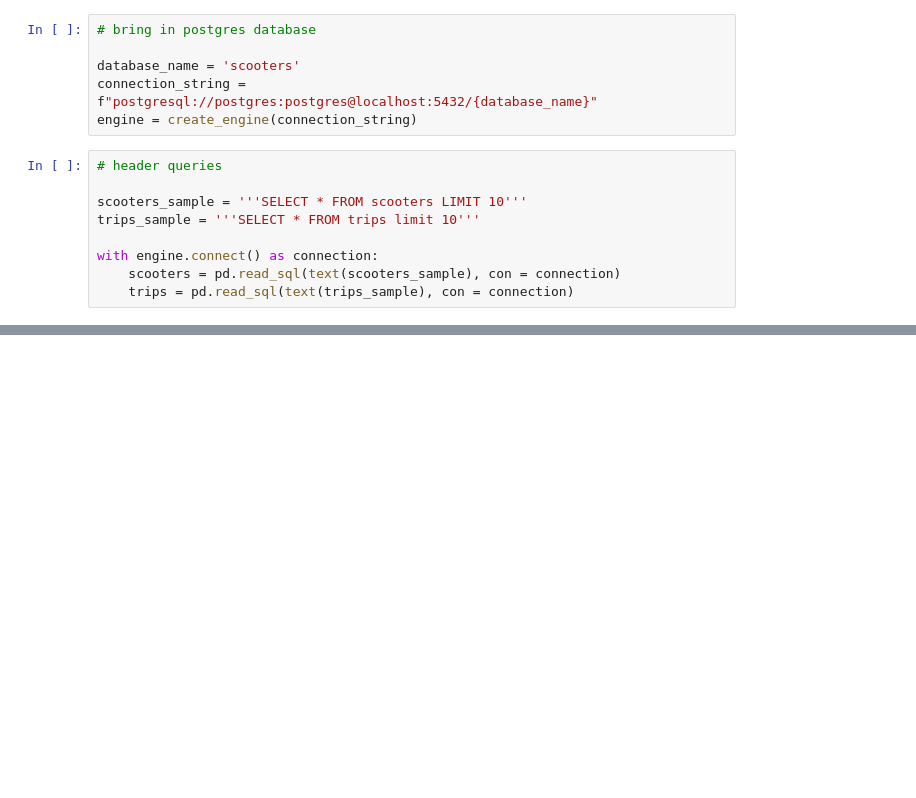
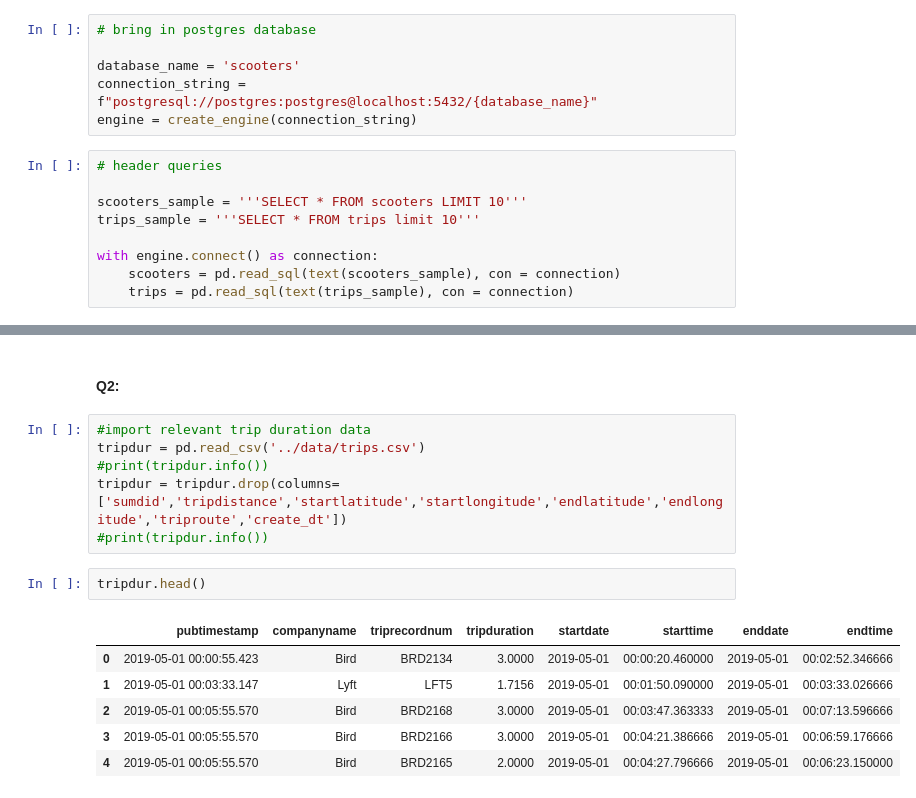
Before and after one commit to NSS-Data-Analytics-Cohort-11/scooters-supreme, a Jupyter notebook: notebook/scooters.ipynb, the cells around one changed output, grey strips where cells are left out. Drawn from its saved outputs; the diff is of its cells as text; blank space fills up the shorter version.

```diff
--- a/notebook/scooters.ipynb
+++ b/notebook/scooters.ipynb
@@ -192,0 +302,17 @@ cname
+# %% [markdown]
+#### Q2:
+# %%
+#import relevant trip duration data
+tripdur = pd.read_csv('../data/trips.csv')
+#print(tripdur.info())
+tripdur = tripdur.drop(columns=['sumdid','tripdistance','startlatitude','startlongitude','endlatitude','endlongitude','triproute','create_dt'])
+#print(tripdur.info())
+# %%
+tripdur.head()
+# %% [output]
+|  | pubtimestamp | companyname | triprecordnum | tripduration | startdate | starttime | enddate | endtime |
+| 0 | 2019-05-01 00:00:55.423 | Bird | BRD2134 | 3.0000 | 2019-05-01 | 00:00:20.460000 | 2019-05-01 | 00:02:52.346666 |
+| 1 | 2019-05-01 00:03:33.147 | Lyft | LFT5 | 1.7156 | 2019-05-01 | 00:01:50.090000 | 2019-05-01 | 00:03:33.026666 |
+| 2 | 2019-05-01 00:05:55.570 | Bird | BRD2168 | 3.0000 | 2019-05-01 | 00:03:47.363333 | 2019-05-01 | 00:07:13.596666 |
+| 3 | 2019-05-01 00:05:55.570 | Bird | BRD2166 | 3.0000 | 2019-05-01 | 00:04:21.386666 | 2019-05-01 | 00:06:59.176666 |
+| 4 | 2019-05-01 00:05:55.570 | Bird | BRD2165 | 2.0000 | 2019-05-01 | 00:04:27.796666 | 2019-05-01 | 00:06:23.150000 |
```
Also changed, not shown: parts of 46 cells of this notebook.
